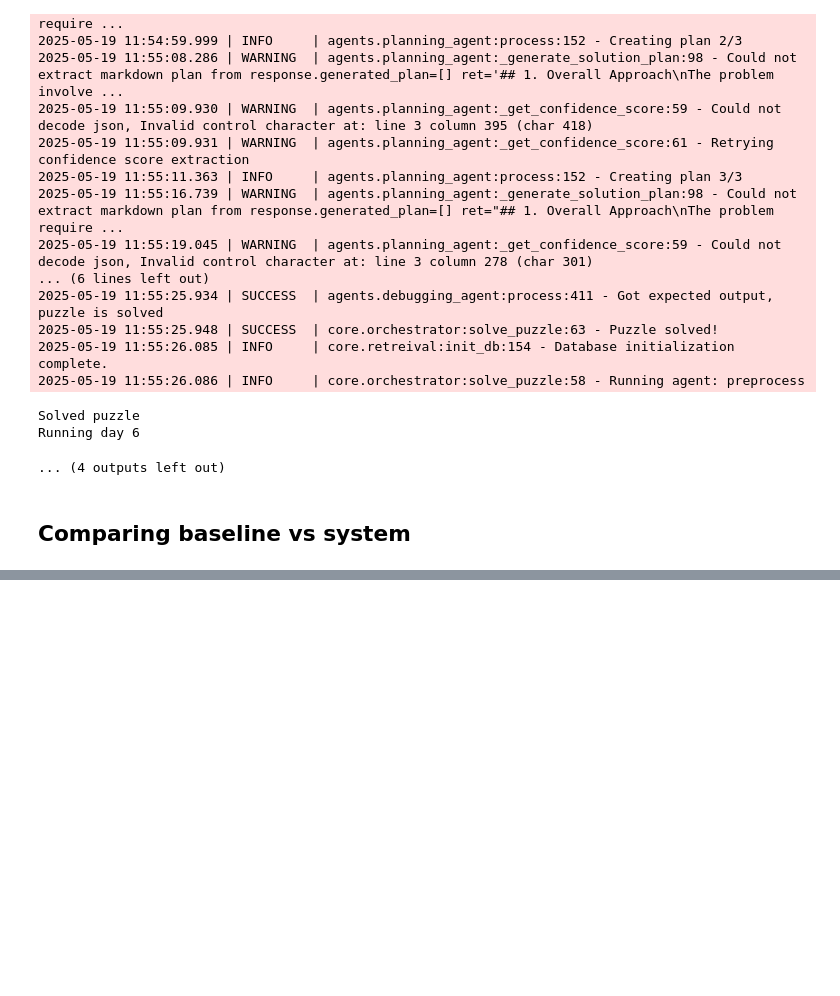
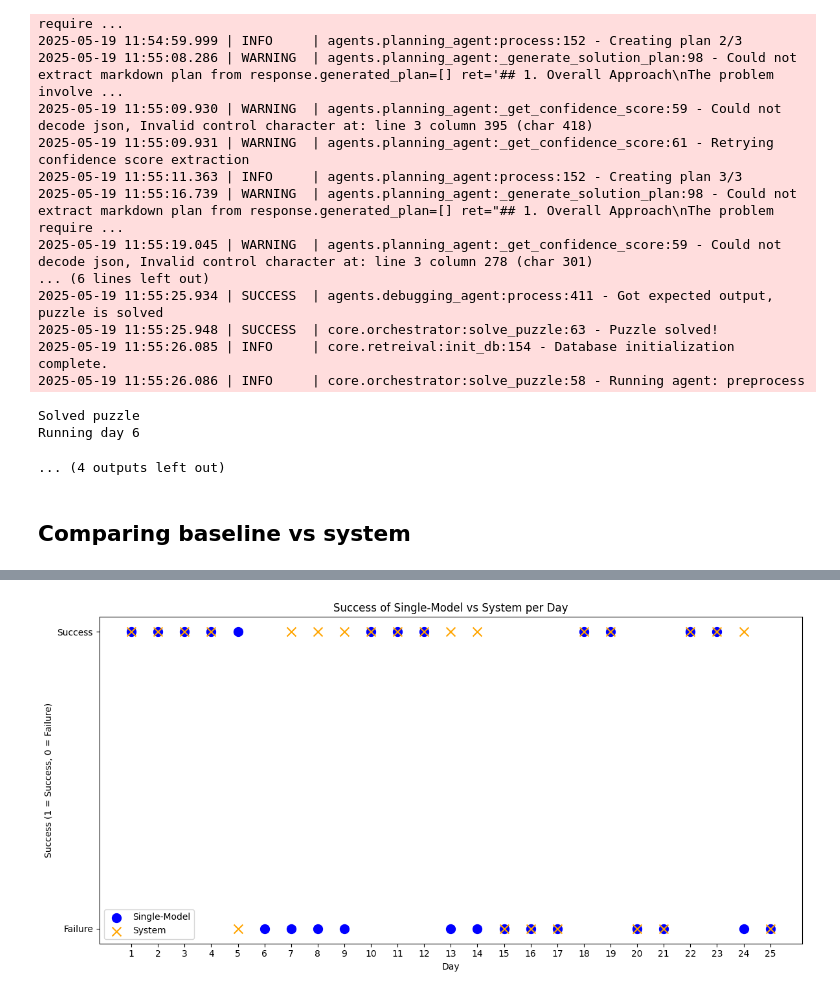
Before and after one commit to twanh/thesis-advent-of-agents, a Jupyter notebook: experiments/base_line.ipynb, the cells around one changed output, grey strips where cells are left out. Drawn from its saved outputs; the diff is of its cells as text; code cells hidden in the pictures; blank space fills up the shorter version.

Commit message:
Add some (simple) analysis of the results

```diff
--- a/experiments/base_line.ipynb
+++ b/experiments/base_line.ipynb
@@ -725,0 +782,3 @@ Baseline Success: True
+# %%
+# Investigate the results for gemini-2.0-flash
+df_gem20_flash = df[df['model'] == 'gemini-2.0-flash']
@@ -725,0 +891,19 @@ Baseline Success: True
+# %%
+# Create the scatter plot
+plt.figure(figsize=(12, 6))
+plt.scatter(days, success_single_model, label='Single-Model', color='blue', marker='o', s=100)
+plt.scatter(days, success_system, label='System', color='orange', marker='x', s=100)
+
+# Add labels and title
+plt.xlabel('Day')
+plt.ylabel('Success (1 = Success, 0 = Failure)')
+plt.title('Success of Single-Model vs System per Day')
+plt.xticks(days)  # Use the 'day' column directly for x-axis ticks
+plt.yticks([0, 1], ['Failure', 'Success'])  # Label the y-axis as Failure/Success
+plt.legend()
+
+# Show the plot
+plt.tight_layout()
+plt.show()
+# %% [output]
+[figure, added]
```
Also changed, not shown: parts of 16 cells of this notebook.
